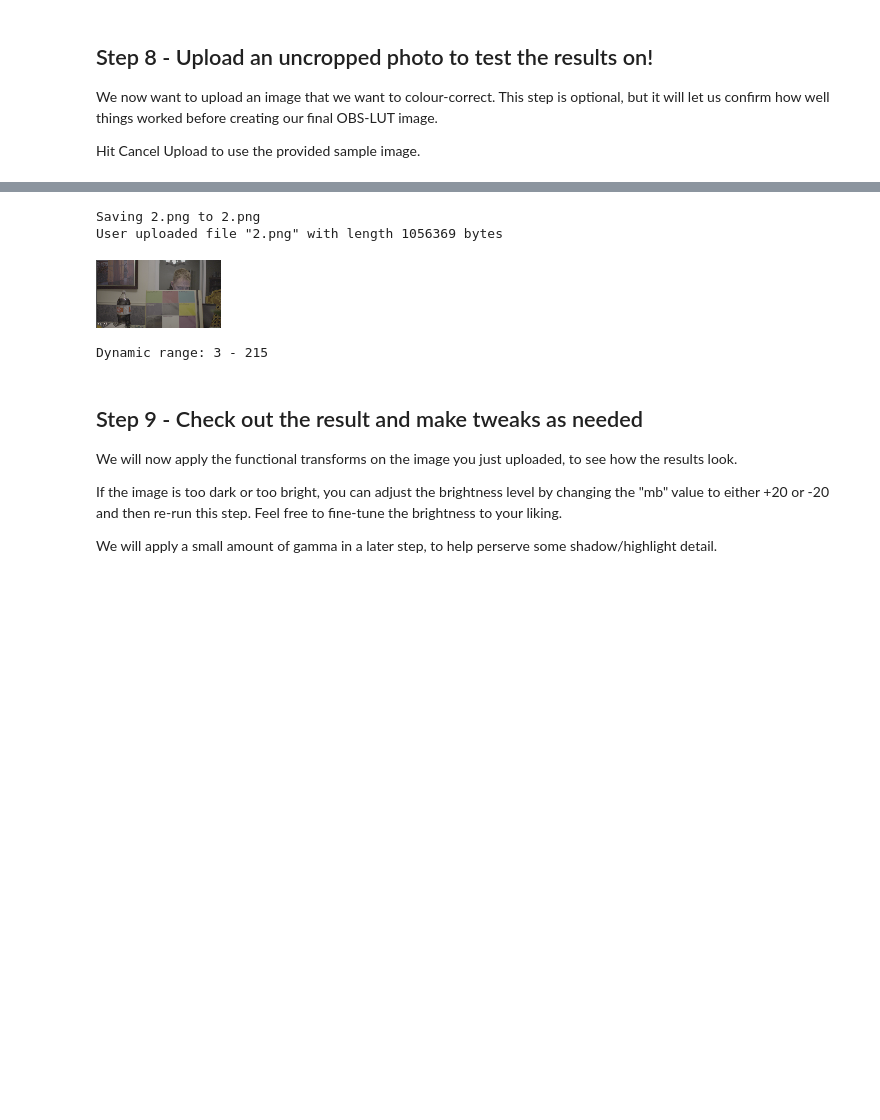
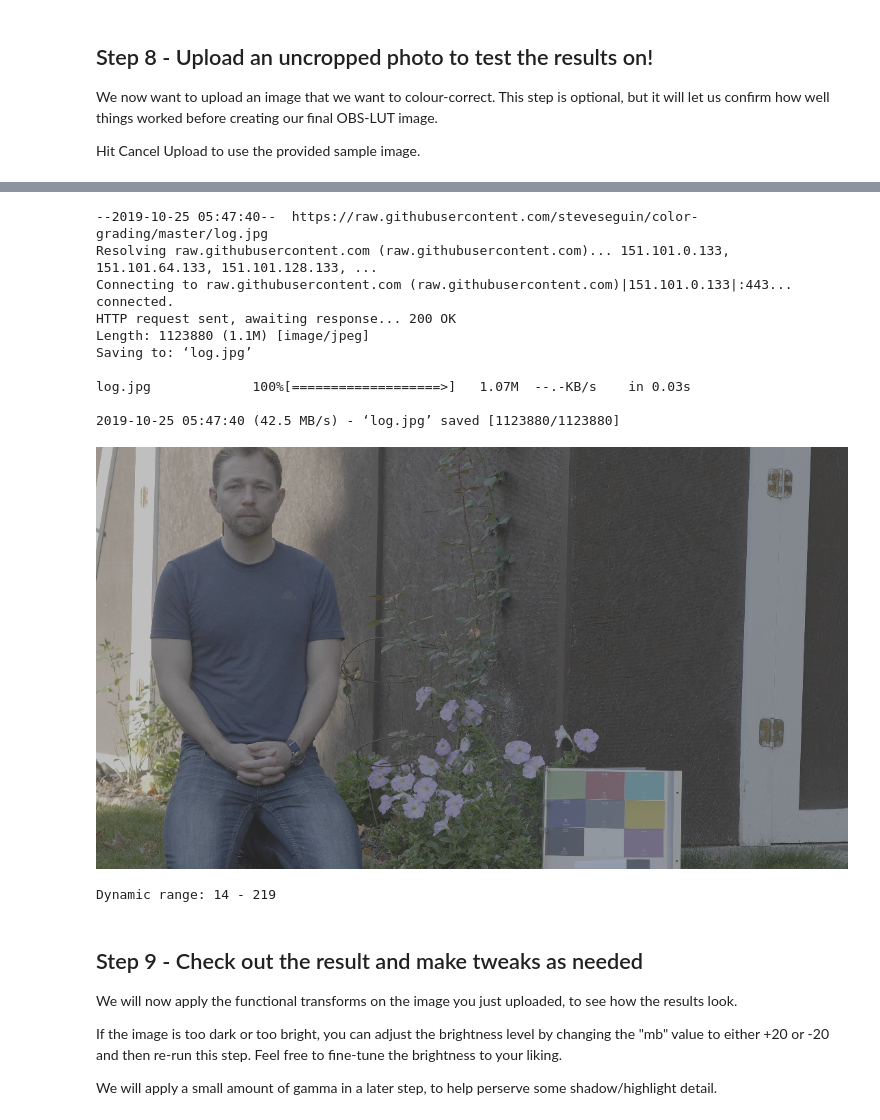
Before and after one commit to steveseguin/color-grading, a Jupyter notebook: colab.ipynb, the cells around one changed output, grey strips where cells are left out. Saved outputs shown, nothing was run; the diff lists cells and outputs as text; code cells hidden in the pictures; blank space fills up the shorter version.

```diff
--- a/colab.ipynb
+++ b/colab.ipynb
@@ -277,31 +288,45 @@ Hit Cancel Upload to use the provided sample image.
 # %%
 from google.colab import files # lets us upload images to Google Colab from local storage
 uploaded = files.upload()
+
 img_file = None
 
 for fn in uploaded.keys():  ##
   print('User uploaded file "{name}" with length {length} bytes'.format(name=fn, length=len(uploaded[fn])))
+  print(uploaded.keys())
   img_file = fn
 
 if (img_file==None): ## If no image is uploaded by user
   !wget https://raw.githubusercontent.com/steveseguin/color-grading/master/log.jpg -O log.jpg  # DOWNLOAD SAMPLE IMAGE
   img_file = "log.jpg"
+  img2 = cv2.imread(img_file, 1)
+else:
+  img2 = cv2.imread(img_file, 1)
+  import os
+  os.remove(img_file)
 
-img2 = cv2.imread(img_file, 1)
-
-cv2_imshow(cv2.resize(img2,None,fx=0.1,fy=0.1))
+ar = img2.shape[1]/img2.shape[0]
+cv2_imshow(cv2.resize(img2,(1100,int(1100/ar))))
 print("Dynamic range:",np.min(img2),"-",np.max(img2))
 
 img2 = cv2.cvtColor(img2, cv2.COLOR_BGR2RGB)
 img2 = img2.astype(np.float32, copy=False)
 
 # YOU MAY NEED TO RUN THIS TWICE FOR IT TO WORK
 # %% [output]
 [interactive output not drawn]
-Saving 2.png to 2.png
-User uploaded file "2.png" with length 1056369 bytes
+--2019-10-25 05:47:40--  https://raw.githubusercontent.com/steveseguin/color-grading/master/log.jpg
+Resolving raw.githubusercontent.com (raw.githubusercontent.com)... 151.101.0.133, 151.101.64.133, 151.101.128.133, ...
+Connecting to raw.githubusercontent.com (raw.githubusercontent.com)|151.101.0.133|:443... connected.
+HTTP request sent, awaiting response... 200 OK
+Length: 1123880 (1.1M) [image/jpeg]
+Saving to: ‘log.jpg’
+
+log.jpg             100%[===================>]   1.07M  --.-KB/s    in 0.03s
+
+2019-10-25 05:47:40 (42.5 MB/s) - ‘log.jpg’ saved [1123880/1123880]
-[figure, old version]
+[figure, new version]
-Dynamic range: 3 - 215
+Dynamic range: 14 - 219
 # %% [markdown]
 ## Step 9 - Check out the result and make tweaks as needed
 We will now apply the functional transforms on the image you just uploaded, to see how the results look.
```
Also changed, not shown: parts of 7 cells of this notebook.
